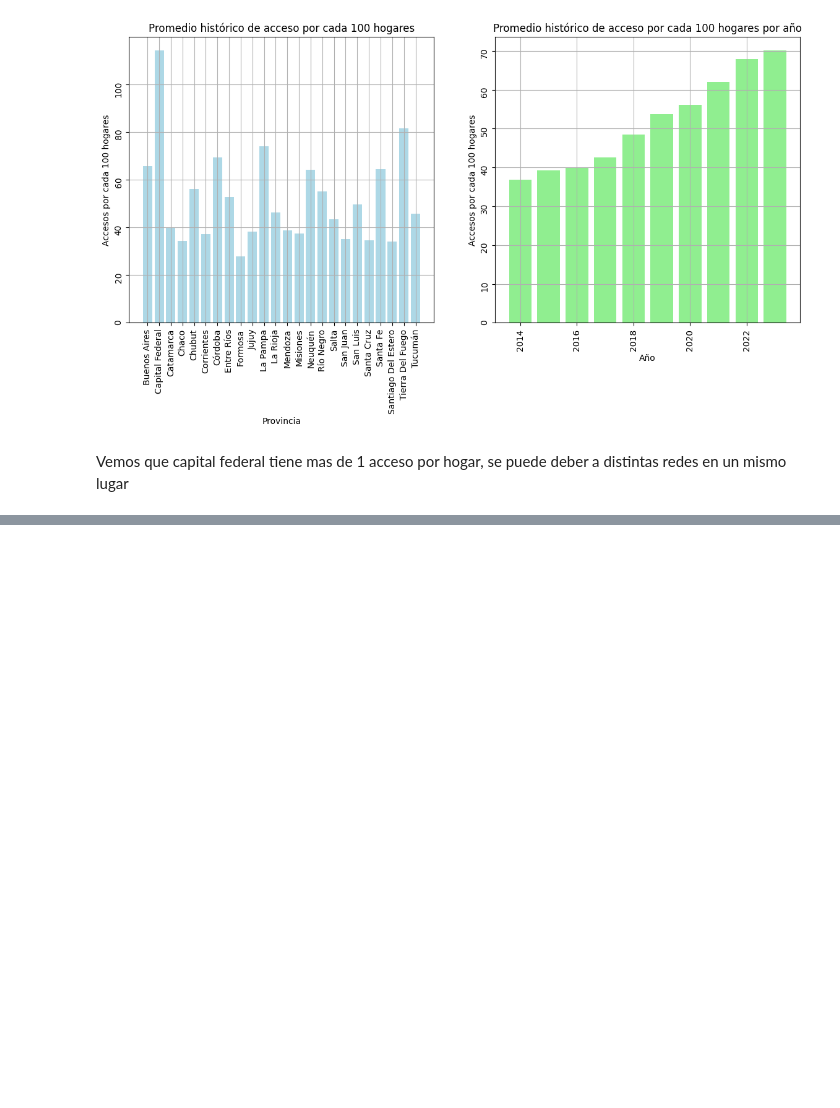
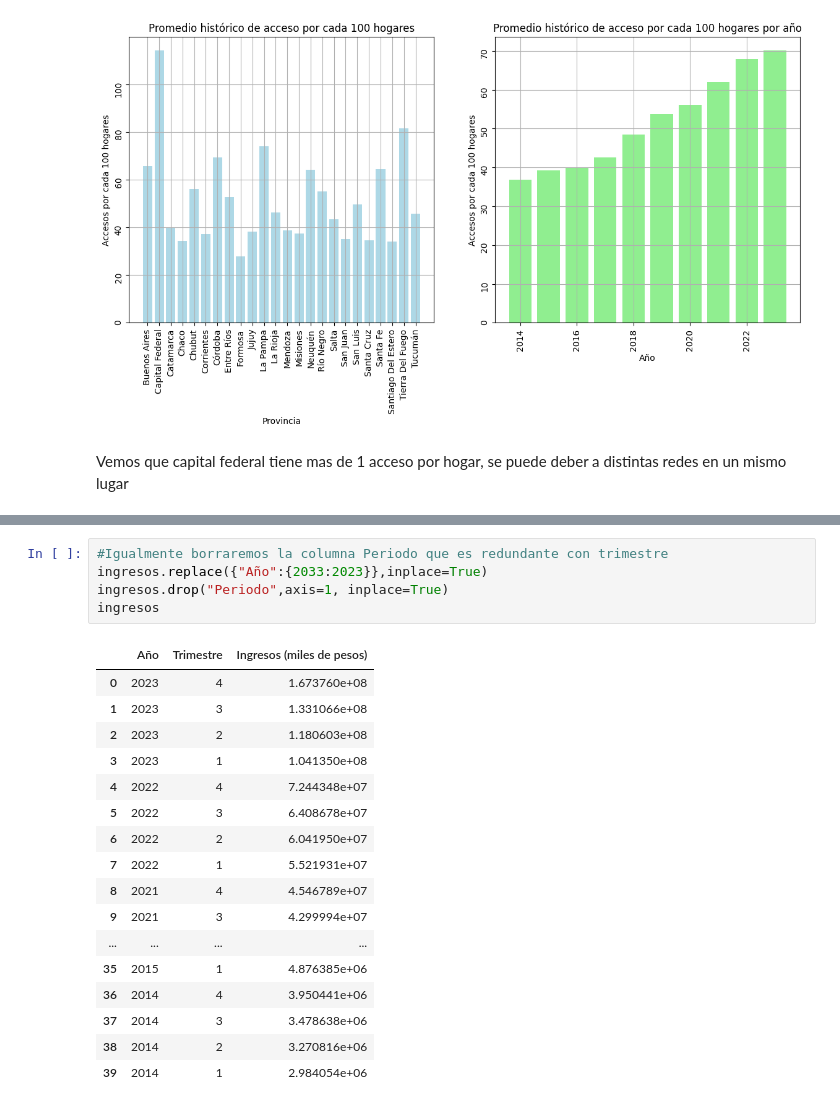
Before and after one commit to FSanchezB/Analisis-de-data-internet-en-Argentina, a Jupyter notebook: Notebooks/EDA.ipynb, the cells around one changed output, grey strips where cells are left out. Drawn from its saved outputs; the diff is of its cells as text; blank space fills up the shorter version.

```diff
--- a/Notebooks/EDA.ipynb
+++ b/Notebooks/EDA.ipynb
@@ -231,0 +400,23 @@ Vemos que capital federal tiene mas de 1 acceso por hogar, se puede deber a dist
+# %%
+#Igualmente borraremos la columna Periodo que es redundante con trimestre
+ingresos.replace({"Año":{2033:2023}},inplace=True)
+ingresos.drop("Periodo",axis=1, inplace=True)
+ingresos
+# %% [output]
+|  | Año | Trimestre | Ingresos (miles de pesos) |
+| 0 | 2023 | 4 | 1.673760e+08 |
+| 1 | 2023 | 3 | 1.331066e+08 |
+| 2 | 2023 | 2 | 1.180603e+08 |
+| 3 | 2023 | 1 | 1.041350e+08 |
+| 4 | 2022 | 4 | 7.244348e+07 |
+| 5 | 2022 | 3 | 6.408678e+07 |
+| 6 | 2022 | 2 | 6.041950e+07 |
+| 7 | 2022 | 1 | 5.521931e+07 |
+| 8 | 2021 | 4 | 4.546789e+07 |
+| 9 | 2021 | 3 | 4.299994e+07 |
+| ... | ... | ... | ... |
+| 35 | 2015 | 1 | 4.876385e+06 |
+| 36 | 2014 | 4 | 3.950441e+06 |
+| 37 | 2014 | 3 | 3.478638e+06 |
+| 38 | 2014 | 2 | 3.270816e+06 |
+| 39 | 2014 | 1 | 2.984054e+06 |
```
Also changed, not shown: parts of 20 cells of this notebook.
